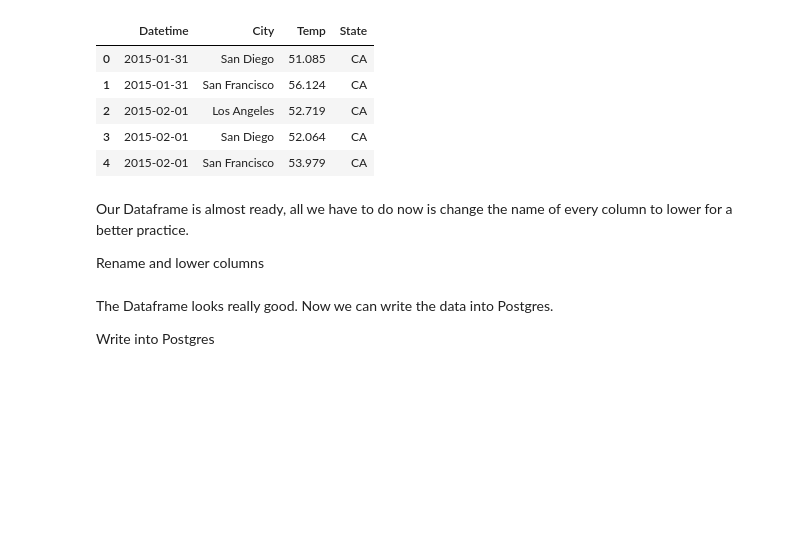
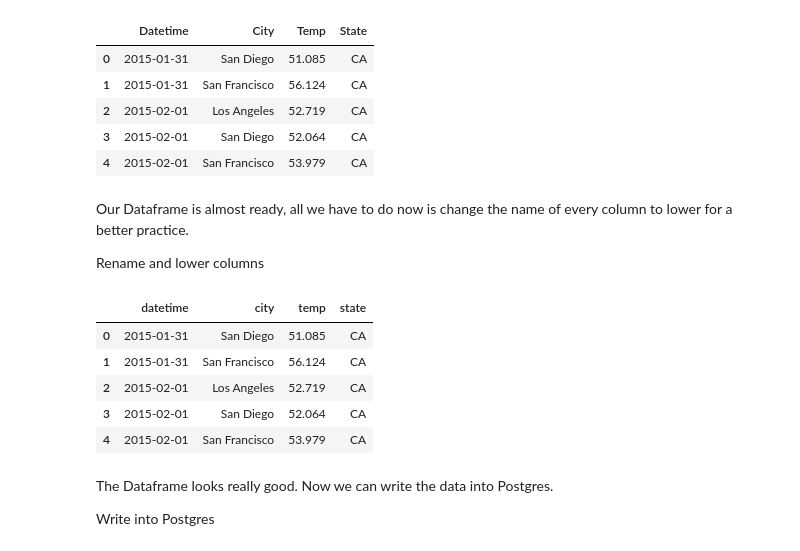
Before and after one commit to kennycontreras/us_national_tourism, a Jupyter notebook: us_national_tourism.ipynb, the cells around one changed output. Drawn from its saved outputs; the diff is of its cells as text; code cells hidden in the pictures; blank space fills up the shorter version.

```diff
--- a/us_national_tourism.ipynb
+++ b/us_national_tourism.ipynb
@@ -378,6 +378,14 @@ Rename and lower columns
 # %%
 columns = [column.lower() for column in df_weatherFahrenheit.columns]
 df_weatherLower = df_weatherFahrenheit.toDF(*columns)
+df_weatherLower.limit(5).toPandas()
+# %% [output]
+|  | datetime | city | temp | state |
+| 0 | 2015-01-31 | San Diego | 51.085 | CA |
+| 1 | 2015-01-31 | San Francisco | 56.124 | CA |
+| 2 | 2015-02-01 | Los Angeles | 52.719 | CA |
+| 3 | 2015-02-01 | San Diego | 52.064 | CA |
+| 4 | 2015-02-01 | San Francisco | 53.979 | CA |
 # %% [markdown]
 The Dataframe looks really good. Now we can write the data into Postgres.
 
```
Also changed, not shown: parts of 2 cells of this notebook.
